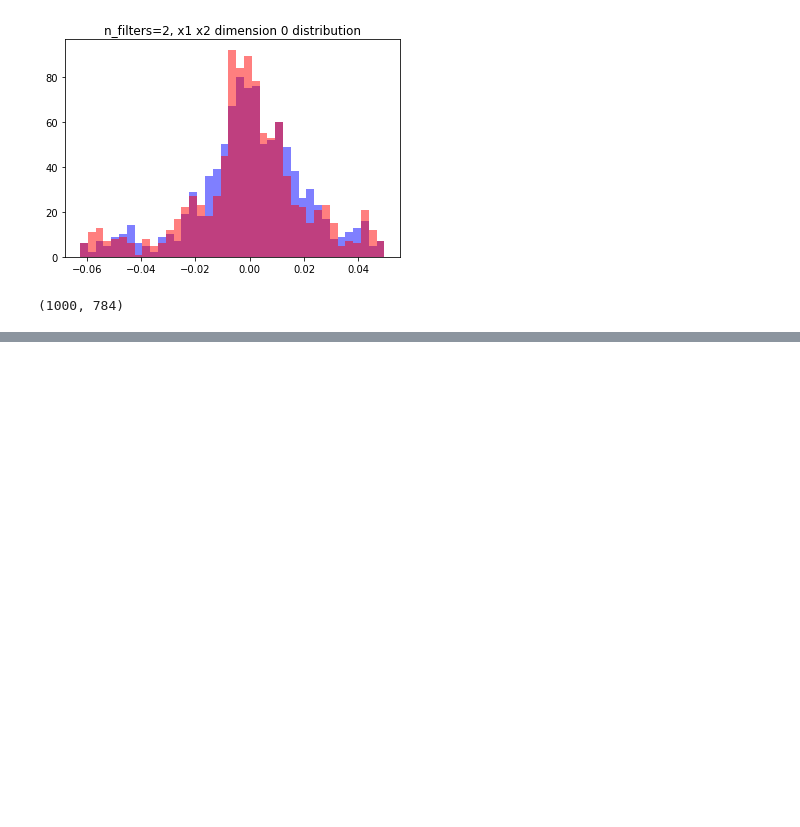
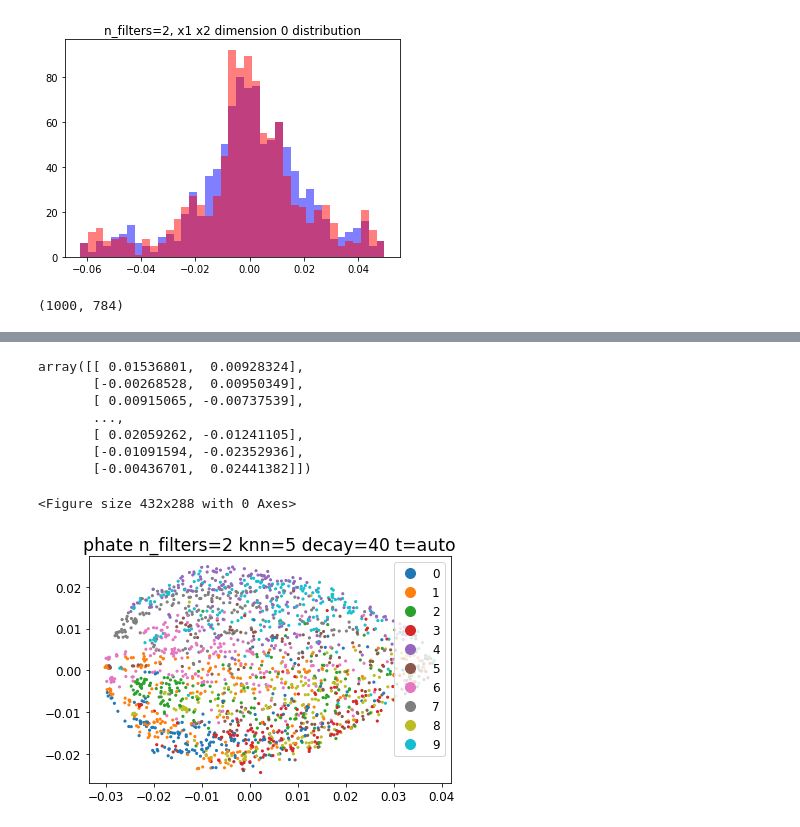
Before and after one commit to KailongPeng/harmonic-alignment, a Jupyter notebook: python/harmonic_example_using_pkg_visulization.ipynb, the cells around one changed output, grey strips where cells are left out. Cells and saved outputs as stored; diff of their text form; code cells hidden in the pictures; blank space fills up the shorter version.

```diff
--- a/python/harmonic_example_using_pkg_visulization.ipynb
+++ b/python/harmonic_example_using_pkg_visulization.ipynb
@@ -213,0 +269,19 @@ X1.shape
+# %%
+import phate
+def show(X,labels,title=''):
+    plt.figure()
+    phate_operator = phate.PHATE(verbose=0)
+    tree_phate = phate_operator.fit_transform(X)
+    phate.plot.scatter2d(tree_phate,title=f"{title} knn={5} decay={40} t=auto",c=labels)
+    return tree_phate
+show(Z,list(X1_labels)+list(X2_labels),title=f'phate n_filters={n_filters}')
+# %% [output]
+array([[ 0.01536801,  0.00928324],
+       [-0.00268528,  0.00950349],
+       [ 0.00915065, -0.00737539],
+       ...,
+       [ 0.02059262, -0.01241105],
+       [-0.01091594, -0.02352936],
+       [-0.00436701,  0.02441382]])
+<Figure size 432x288 with 0 Axes>
+[figure, added]
```
Also changed, not shown: parts of 8 cells of this notebook, 13 other files.
